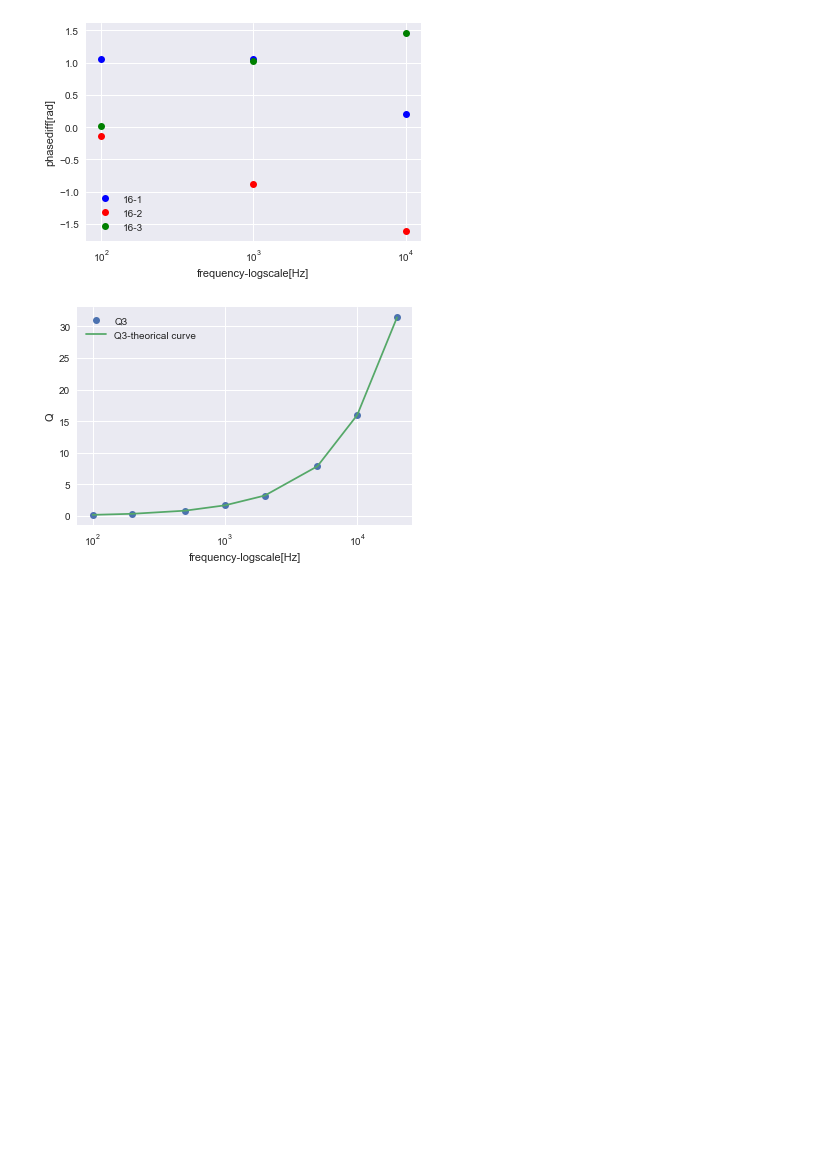
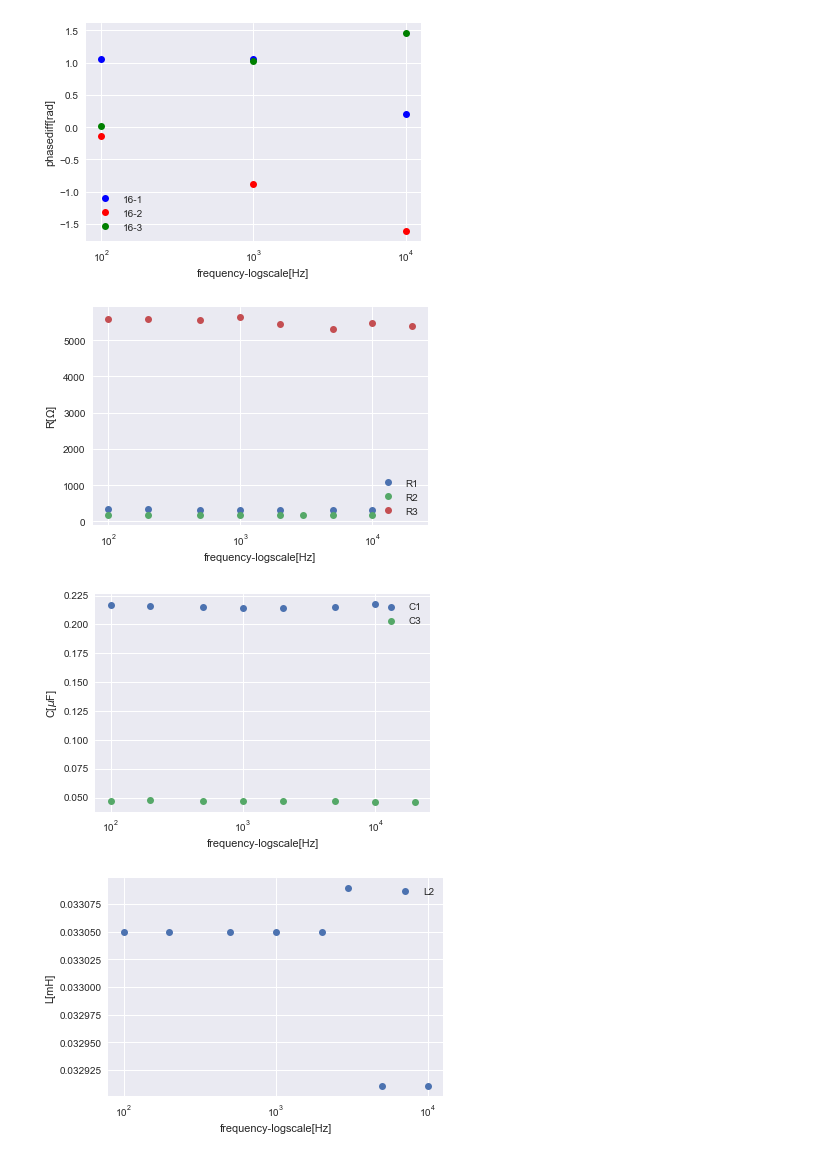
Before and after one commit to cultivatetsubo/notebook, a Jupyter notebook: P2.ipynb, the cells around one changed output. Cells and saved outputs as stored; diff of their text form; code cells hidden in the pictures; blank space fills up the shorter version.

```diff
--- a/P2.ipynb
+++ b/P2.ipynb
@@ -45,35 +45,56 @@ plt.show()
 P16_1=np.array([[ 10000,5000,2000,1000,500,200,100],[ 301.80872795,302.23637218,306.6490566,306.6490566,303.67104646,340.98924731,339.08693631],[  2.17573562e-07,2.14947326e-07,2.14139253e-07,2.14139253e-07,
 2.15250353e-07,2.16058426e-07,2.17270535e-07],[1.52286738,3.07858551,7.61433688,15.22867377,30.59727409,67.86691569,135.73383139]])
 P16_2=np.array([[100,200,    500,   1000,   2000,   3000,   5000,  10000],[ 185.79909961,  186.11330327,  186.11330327,  186.11330327,  186.11330327,
  186.65217391,  185.54119639,  179.56253413],[ 0.03304952,  0.03304952,  0.03304952,  0.03304952,  0.03304952,  0.03308916,
  0.03291078,  0.03291078],[ 56.21840174,  28.15673616,  11.26269446,   5.63134723,   2.81567362,
   1.8802955,    1.12754063,   0.54560404]])
 P16_3=np.array([[   100,    200,    500,   1000,   2000,   5000,  10000,  20000],[ 5590.79533404,  5588.4248463,   5552.88997659,  5635.01496366,  5440.61762814,
  5313.10315248,  5472.04347826,  5385.86956522],[  4.76257820e-08,   4.76459839e-08,   4.74641675e-08,   4.72520484e-08,
   4.71005348e-08,   4.71005348e-08,   4.64641776e-08,   4.64641776e-08],[ 0.0266266,   0.0532532,   0.13178165,  0.266266,    0.512512,    1.25125,
  2.54254,     5.005]])
 f1=P16_1[0]
 f2=P16_2[0]
 f3=P16_3[0]
 R1=P16_1[1]
 R2=P16_2[1]
 R3=P16_3[1]
 C1=P16_1[2]
 L2=P16_2[2]
 C3=P16_3[2]
 Q1=P16_1[3]
 Q2=P16_2[3]
 Q3=P16_3[3]
 txt3=np.loadtxt('P2_3txt.txt').T
 RB=txt3[1]
 plt.xscale('log')
-plt.plot(f3,C3*R3*f3*np.pi*2,'o',label='Q3')
-plt.plot(f3,f3*np.pi*2*0.1*0.000001*RB,'-',label='Q3-theorical curve')
+plt.plot(f1,R1,'o',label='R1')
+plt.plot(f2,R2,'o',label='R2')
+plt.plot(f3,R3,'o',label='R3')
 plt.xlabel("frequency-logscale[Hz]")
-plt.ylabel("Q")
+plt.ylabel("R[$\Omega$]")
 plt.legend()
-file1="p2-2.eps"
+file1="p2-7.eps"
 plt.savefig(file1)
 plt.show()
+plt.xscale('log')
+plt.plot(f1,C1*1000000,'o',label='C1')
+#plt.plot(f2,R2,'o',label='L2')
+plt.plot(f3,C3*1000000,'o',label='C3')
+plt.xlabel("frequency-logscale[Hz]")
+plt.ylabel("C[$\mu$F]")
+plt.legend()
+file1="p2-8.eps"
+plt.savefig(file1)
+plt.show()
+plt.xscale('log')
+plt.plot(f2,L2,'o',label='L2')
+plt.xlabel("frequency-logscale[Hz]")
+plt.ylabel("L[mH]")
+plt.legend()
+file1="p2-9.eps"
+plt.savefig(file1)
+plt.show()
 # %% [output]
-[figure, old version]
+[figure, new version]
+[figure, added]
+[figure, added]
```
Also changed, not shown: parts of 5 cells of this notebook, 3 other files.
